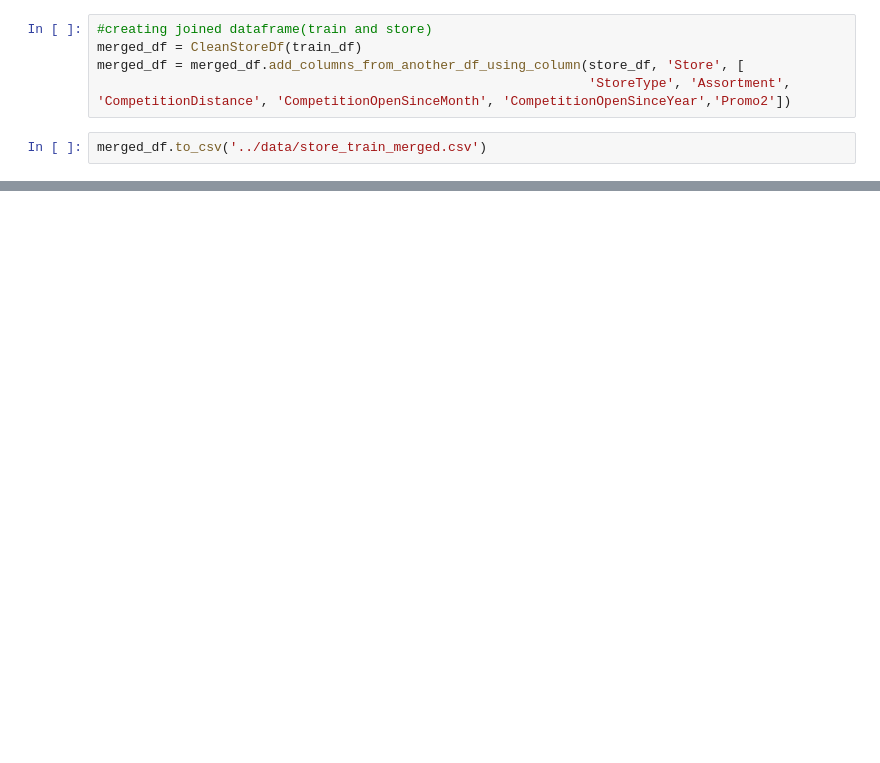
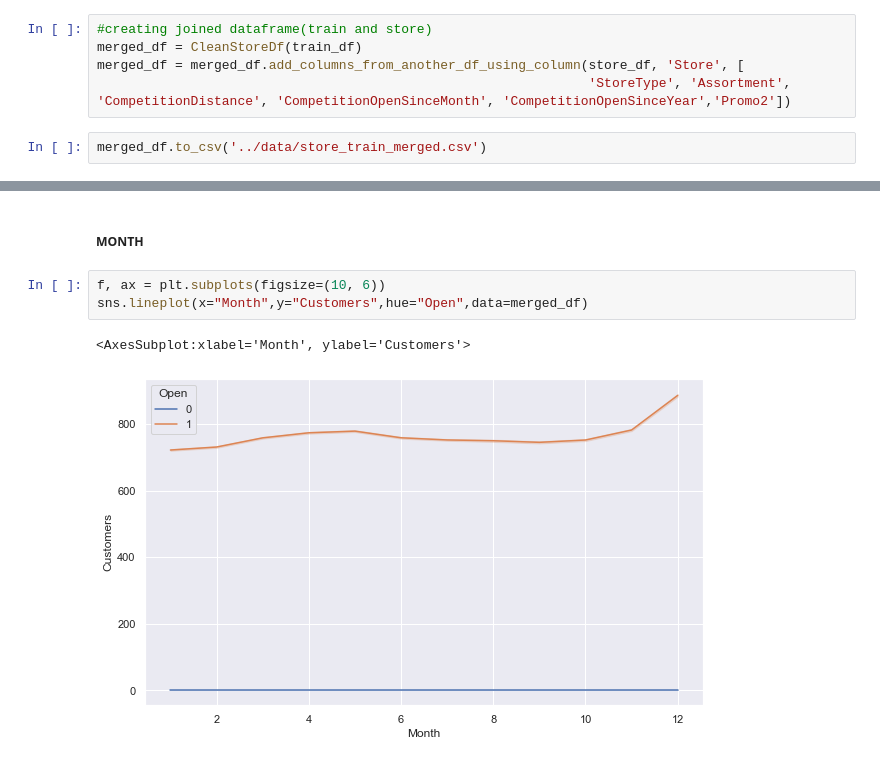
Before and after one commit to Melak2017/Pharmaceutical-Sales-Prediction-, a Jupyter notebook: notebooks/data_exploration.ipynb, the cells around one changed output, grey strips where cells are left out. Drawn from its saved outputs; the diff is of its cells as text; blank space fills up the shorter version.

```diff
--- a/notebooks/data_exploration.ipynb
+++ b/notebooks/data_exploration.ipynb
@@ -463,0 +571,8 @@ merged_df.to_csv('../data/store_train_merged.csv')
+# %% [markdown]
+##### MONTH
+# %%
+f, ax = plt.subplots(figsize=(10, 6))
+sns.lineplot(x="Month",y="Customers",hue="Open",data=merged_df)
+# %% [output]
+<AxesSubplot:xlabel='Month', ylabel='Customers'>
+[figure, added]
```
Also changed, not shown: parts of 39 cells of this notebook.
